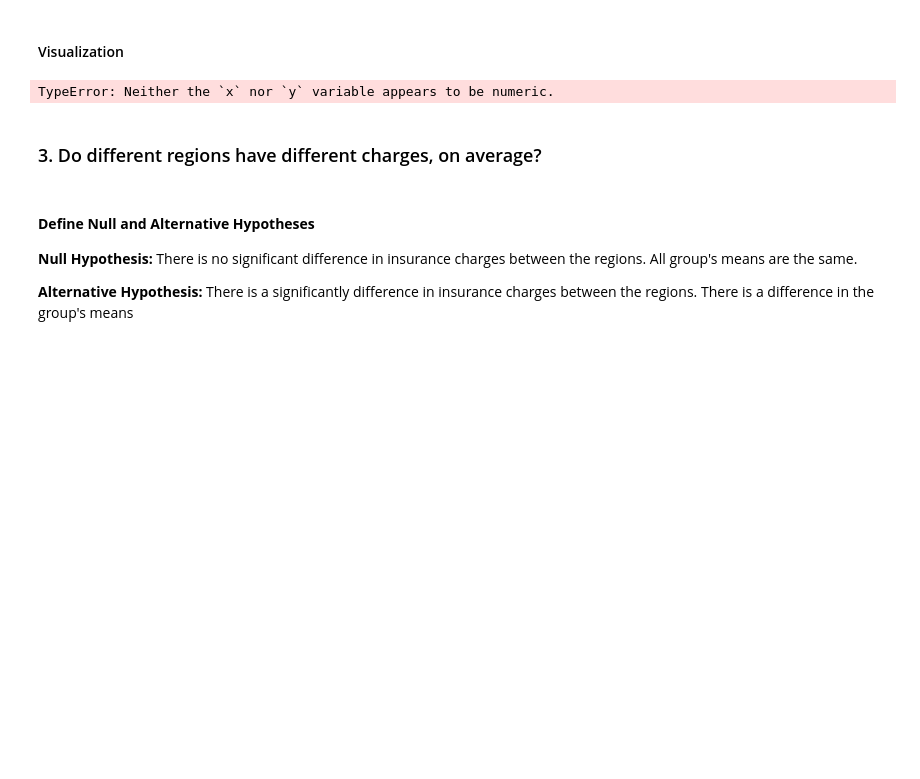
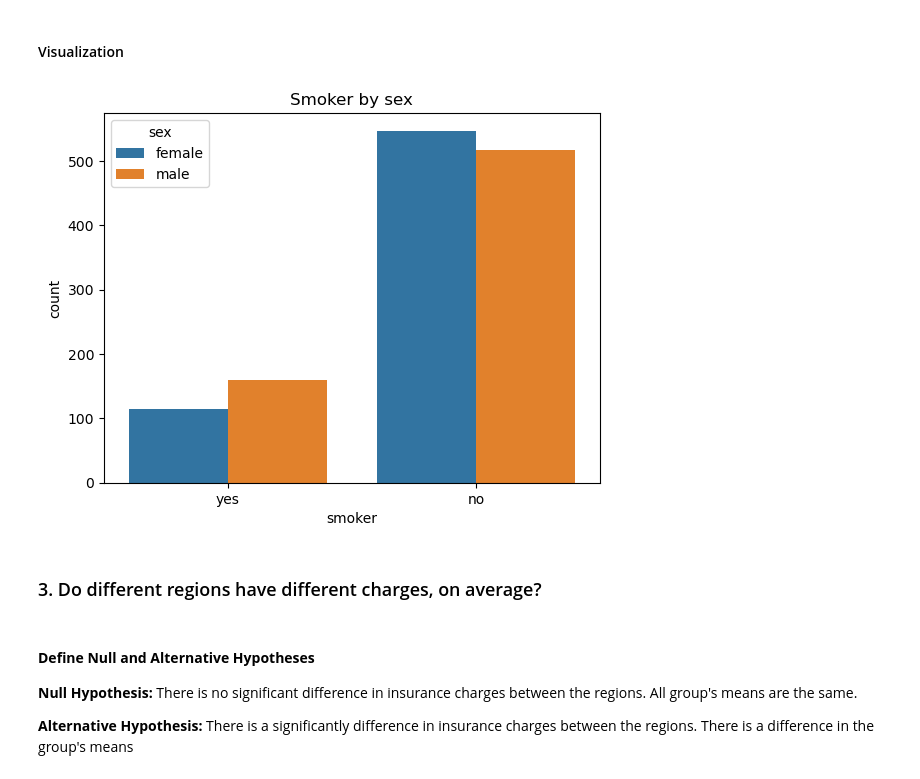
Before and after one commit to Mhoover41/Hypothesis-Testing-with-Insurance-Data--Core-, a Jupyter notebook: Hypothesis Testing with Insurance Data (Core).ipynb, the cells around one changed output. Drawn from its saved outputs; the diff is of its cells as text; code cells hidden in the pictures; blank space fills up the shorter version.

```diff
--- a/Hypothesis Testing with Insurance Data (Core).ipynb
+++ b/Hypothesis Testing with Insurance Data (Core).ipynb
@@ -366,10 +311,12 @@ TypeError: chi2_contingency() missing 1 required positional argument: 'observed'
 # %% [markdown]
 #### Visualization
-# %%
-## visualizing means. ci=68 makes easier to compare error bars
-ax = sns.barplot(data=smoker_sex, x='sex', y='smoker', errorbar=('ci', 68))
-# %% [output]
-TypeError: Neither the `x` nor `y` variable appears to be numeric.
+# %%
+ax = sns.countplot(data=df, x='smoker', hue='sex')
+
+# Add title to the plot
+ax.set_title('Smoker by sex');
+# %% [output]
+[figure, added]
 # %% [markdown]
 ### 3. Do different regions have different charges, on average?
 # %% [markdown]
```
Also changed, not shown: parts of 12 cells of this notebook.
